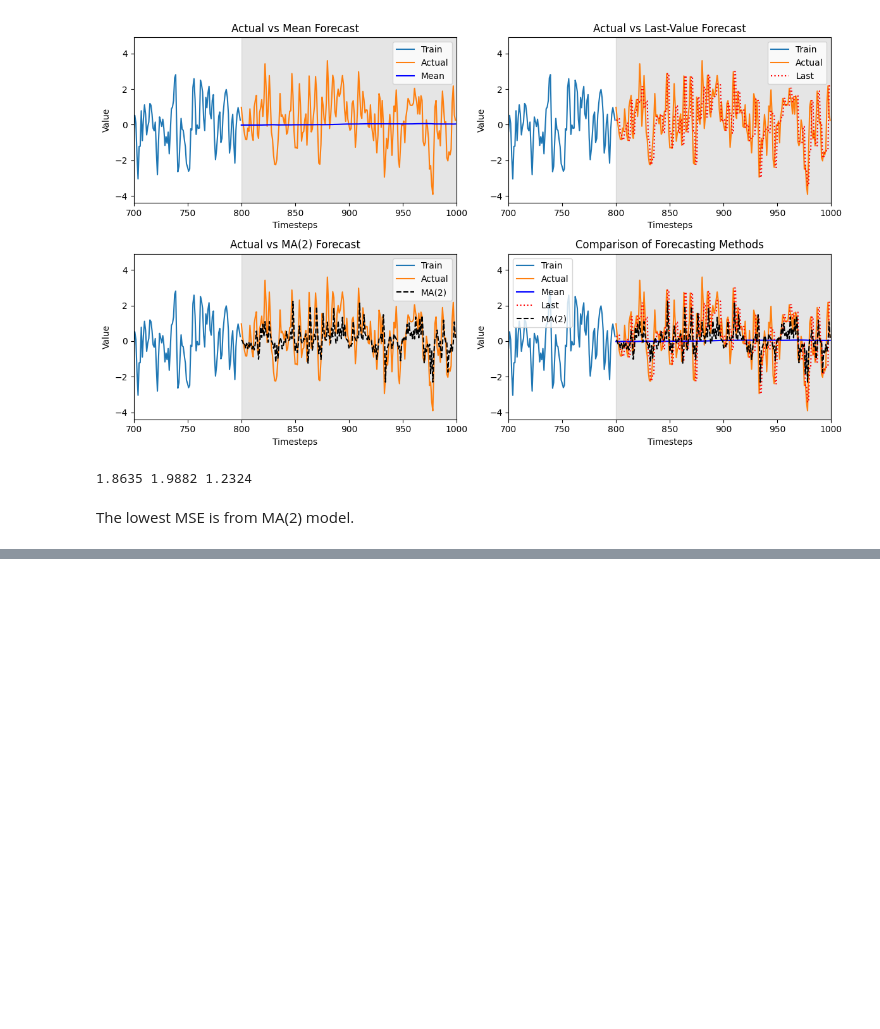
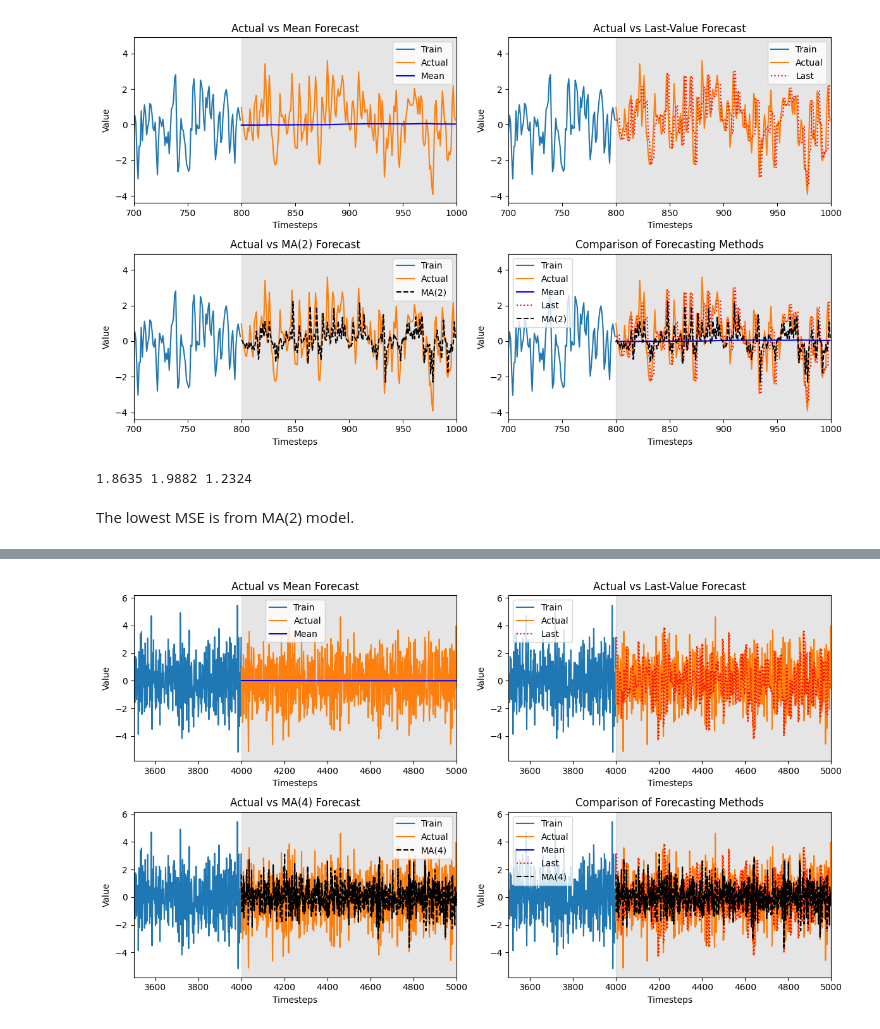
Before and after one commit to avirupc/time-series-learning, a Jupyter notebook: Chapters/2. Moving Average Process/2. Exercise.ipynb, the cells around one changed output, grey strips where cells are left out. Saved outputs shown, nothing was run; the diff lists cells and outputs as text; code cells hidden in the pictures; blank space fills up the shorter version.

```diff
--- a/Chapters/2. Moving Average Process/2. Exercise.ipynb
+++ b/Chapters/2. Moving Average Process/2. Exercise.ipynb
@@ -330,0 +434,15 @@ The lowest MSE is from MA(2) model.
+# %%
+# 6. Make forecasts over the test set. Use the mean, last value, and an MA(4) model.
+# Make sure you repeatedly forecast 4 timesteps at a time using the `recursive_forecast` function we defined.
+
+train_len = len(train)
+test_len = len(test)
+window = 4
+
+pred_mean = rolling_forecast4(df2, train_len=train_len, horizon=test_len, window=window, method="mean")
+pred_last_value = rolling_forecast4(df2, train_len=train_len, horizon=test_len, window=window, method="last")
+pred_MA4 = rolling_forecast4(df2, train_len=train_len, horizon=test_len, window=window, method="MA")
+
+test.loc[:, "pred_mean"] = pred_mean
+test.loc[:, "pred_last_value"] = pred_last_value
+test.loc[:, "pred_MA4"] = pred_MA4
@@ -330,0 +458,75 @@ The lowest MSE is from MA(2) model.
+# %%
+# 7. Plot your forecasts.
+
+fig, axes = plt.subplots(2, 2, figsize=(12, 7))
+
+# Mean forecasting method
+ax = axes[0, 0]
+
+ax.plot(train, label="Train")
+ax.plot(test["value"], label="Actual")
+ax.plot(test["pred_mean"], "b-", label="Mean")
+
+ax.set_xlabel("Timesteps")
+ax.set_ylabel("Value")
+ax.set_title("Actual vs Mean Forecast")
+ax.legend(loc="best")
+
+ax.axvspan(4000, 5000, color="#808080", alpha=0.2)
+ax.set_xlim(3500, 5000)
+
+
+# Last-value forecasting method
+ax = axes[0, 1]
+
+ax.plot(train, label="Train")
+ax.plot(test["value"], label="Actual")
+ax.plot(test["pred_last_value"], "r:", label="Last")
+
+ax.set_xlabel("Timesteps")
+ax.set_ylabel("Value")
+ax.set_title("Actual vs Last-Value Forecast")
+ax.legend(loc="best")
+
+ax.axvspan(4000, 5000, color="#808080", alpha=0.2)
+ax.set_xlim(3500, 5000)
+
+
+# MA(4) forecasting method
+ax = axes[1, 0]
+
+ax.plot(train, label="Train")
+ax.plot(test["value"], label="Actual")
+ax.plot(test["pred_MA4"], "k--", label="MA(4)")
+
+ax.set_xlabel("Timesteps")
+ax.set_ylabel("Value")
+ax.set_title("Actual vs MA(4) Forecast")
+ax.legend(loc="best")
+
+ax.axvspan(4000, 5000, color="#808080", alpha=0.2)
+ax.set_xlim(3500, 5000)
+
+
+# Comparison of all forecasting methods
+ax = axes[1, 1]
+
+ax.plot(train, label="Train")
+ax.plot(test["value"], label="Actual")
+ax.plot(test["pred_mean"], "b-", label="Mean")
+ax.plot(test["pred_last_value"], "r:", label="Last")
+ax.plot(test["pred_MA4"], "k--", label="MA(4)")
+
+ax.set_xlabel("Timesteps")
+ax.set_ylabel("Value")
+ax.set_title("Comparison of Forecasting Methods")
+ax.legend(loc="best")
+
+ax.axvspan(4000, 5000, color="#808080", alpha=0.2)
+ax.set_xlim(3500, 5000)
+
+
+plt.tight_layout()
+plt.show()
+# %% [output]
+[figure, added]
```
Also changed, not shown: parts of 11 cells of this notebook.
